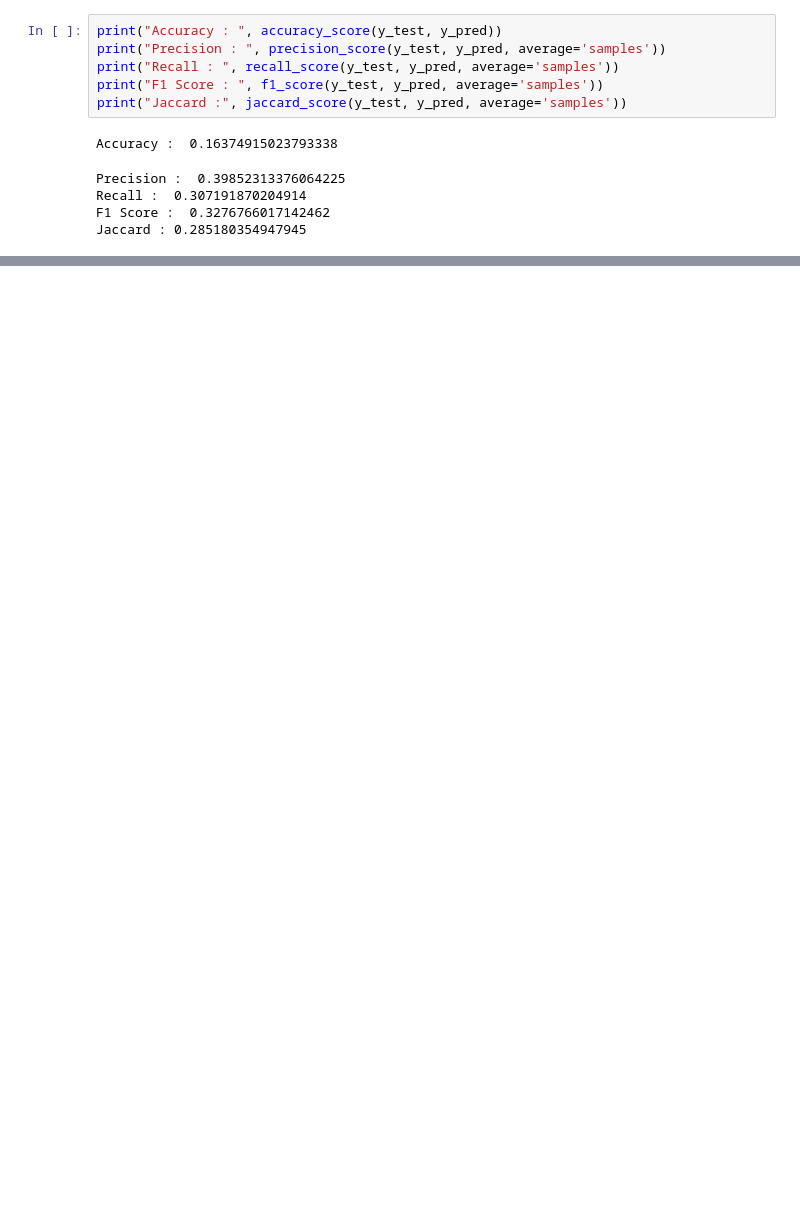
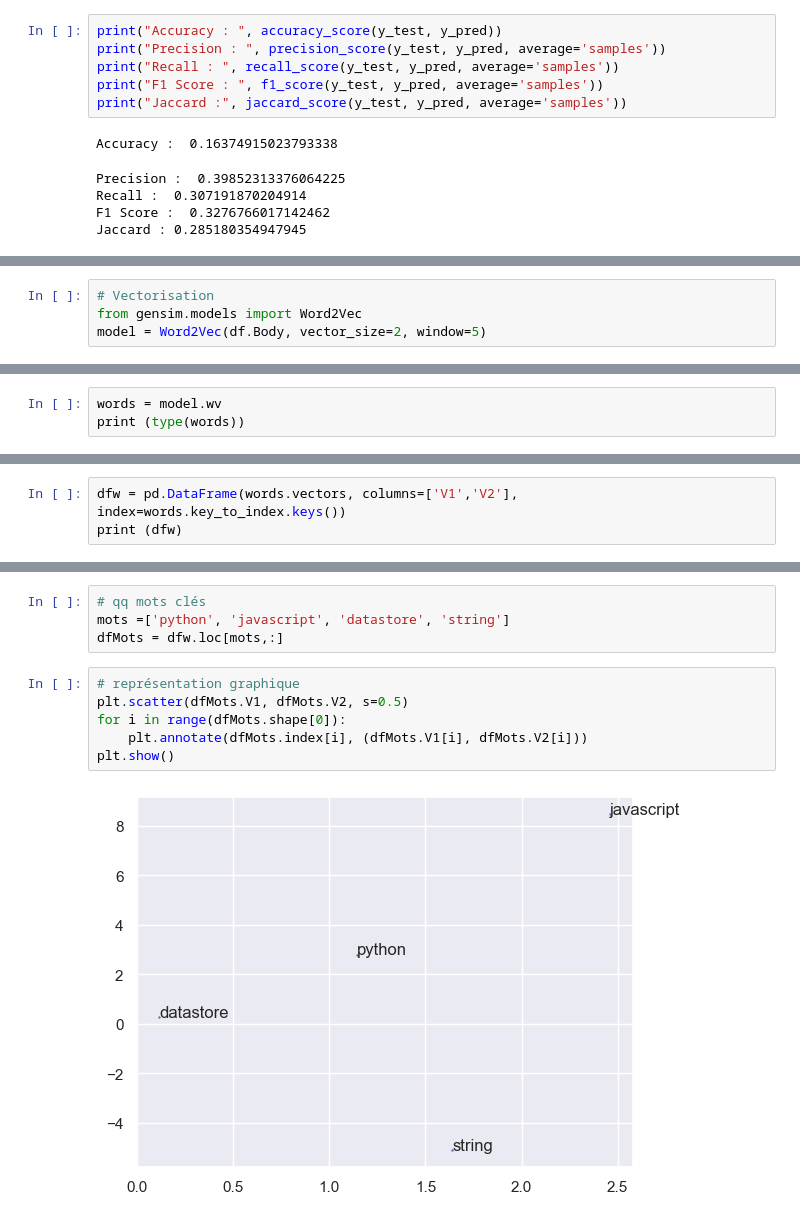
Before and after one commit to garbesc/Projet5, a Jupyter notebook: Modeles.ipynb, the cells around one changed output, grey strips where cells are left out. Cells and saved outputs as stored; diff of their text form; blank space fills up the shorter version.

```diff
--- a/Modeles.ipynb
+++ b/Modeles.ipynb
@@ -318,0 +476,4 @@ Jaccard : 0.285180354947945
+# %%
+# Vectorisation
+from gensim.models import Word2Vec
+model = Word2Vec(df.Body, vector_size=2, window=5)
@@ -318,0 +506,3 @@ Jaccard : 0.285180354947945
+# %%
+words = model.wv
+print (type(words))
@@ -318,0 +591,3 @@ Jaccard : 0.285180354947945
+# %%
+dfw = pd.DataFrame(words.vectors, columns=['V1','V2'], index=words.key_to_index.keys())
+print (dfw)
@@ -318,0 +609,12 @@ Jaccard : 0.285180354947945
+# %%
+# qq mots clés
+mots =['python', 'javascript', 'datastore', 'string']
+dfMots = dfw.loc[mots,:]
+# %%
+# représentation graphique
+plt.scatter(dfMots.V1, dfMots.V2, s=0.5)
+for i in range(dfMots.shape[0]):
+    plt.annotate(dfMots.index[i], (dfMots.V1[i], dfMots.V2[i]))
+plt.show()
+# %% [output]
+[figure, added]
```
Also changed, not shown: parts of 45 cells of this notebook.
